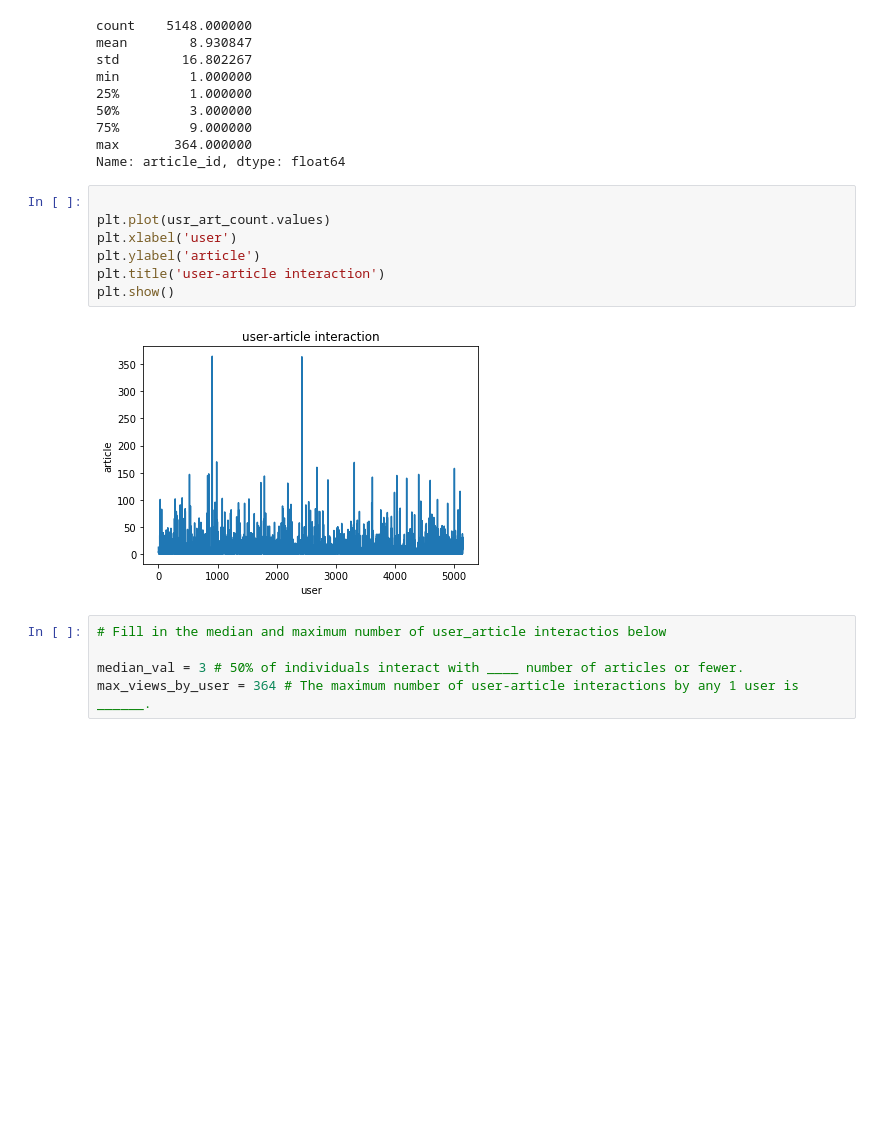
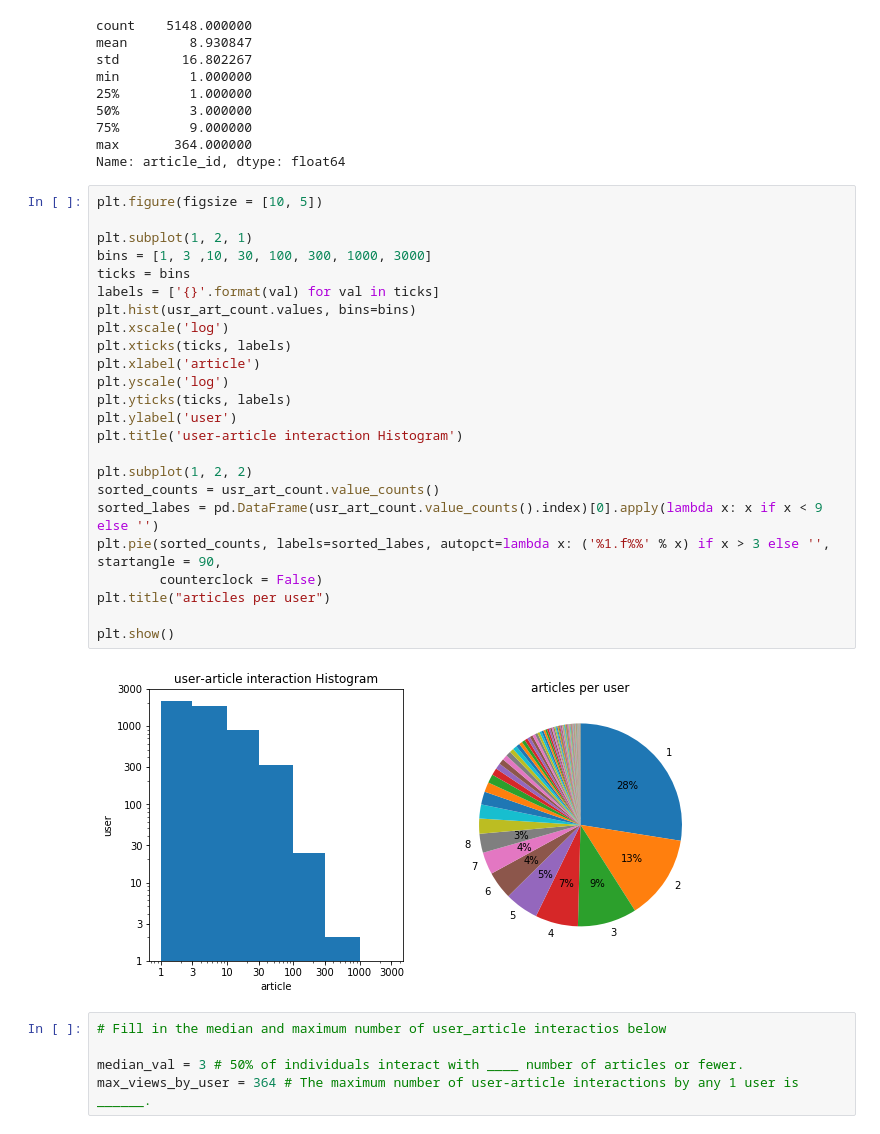
Before and after one commit to dragon7-fc/DSND-Recommendations_with_IBM, a Jupyter notebook: Recommendations_with_IBM.ipynb, the cells around one changed output. Drawn from its saved outputs; the diff is of its cells as text; blank space fills up the shorter version.

```diff
--- a/Recommendations_with_IBM.ipynb
+++ b/Recommendations_with_IBM.ipynb
@@ -79,15 +79,32 @@ min         1.000000
 75%         9.000000
 max       364.000000
 Name: article_id, dtype: float64
-# %%
-
-plt.plot(usr_art_count.values)
-plt.xlabel('user')
-plt.ylabel('article')
-plt.title('user-article interaction')
-plt.show()
-# %% [output]
-[figure, removed]
+# %%
+plt.figure(figsize = [10, 5])
+
+plt.subplot(1, 2, 1)
+bins = [1, 3 ,10, 30, 100, 300, 1000, 3000]
+ticks = bins
+labels = ['{}'.format(val) for val in ticks]
+plt.hist(usr_art_count.values, bins=bins)
+plt.xscale('log')
+plt.xticks(ticks, labels)
+plt.xlabel('article')
+plt.yscale('log')
+plt.yticks(ticks, labels)
+plt.ylabel('user')
+plt.title('user-article interaction Histogram')
+
+plt.subplot(1, 2, 2)
+sorted_counts = usr_art_count.value_counts()
+sorted_labes = pd.DataFrame(usr_art_count.value_counts().index)[0].apply(lambda x: x if x < 9 else '')
+plt.pie(sorted_counts, labels=sorted_labes, autopct=lambda x: ('%1.f%%' % x) if x > 3 else '', startangle = 90,
+        counterclock = False)
+plt.title("articles per user")
+
+plt.show()
+# %% [output]
+[figure, added]
 # %%
 # Fill in the median and maximum number of user_article interactios below
 
```
Also changed, not shown: parts of 13 cells of this notebook.
